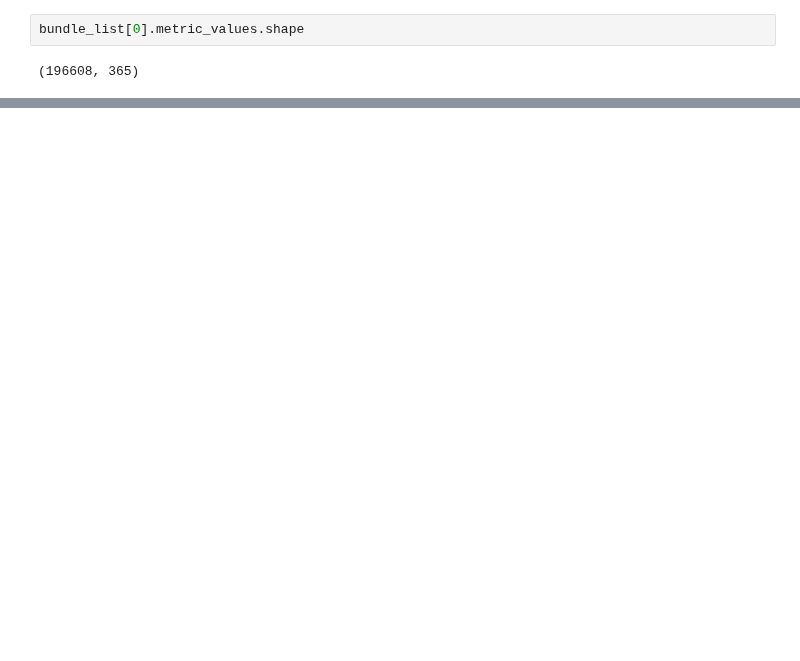
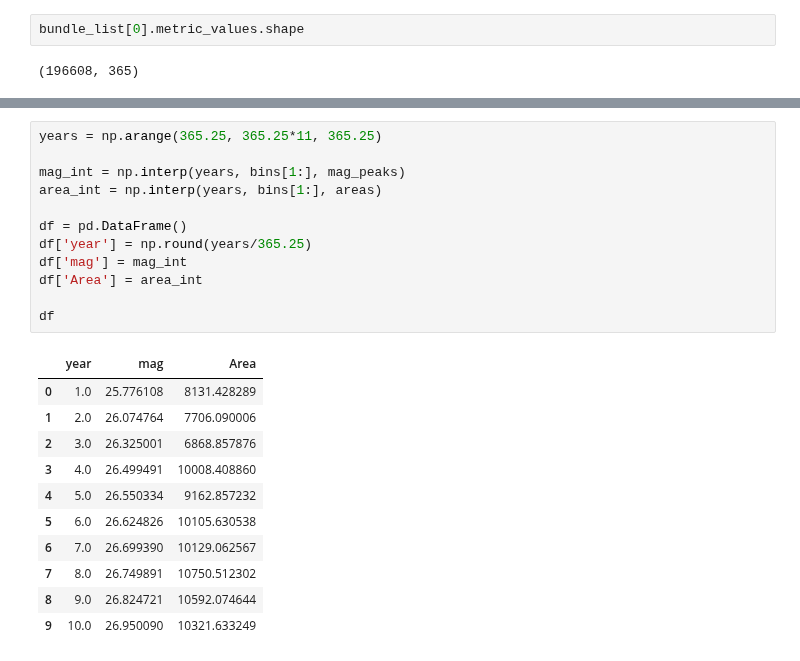
Before and after one commit to yoachim/23_Scratch, a Jupyter notebook: uniformity_v_time/uniformity.ipynb, the cells around one changed output, grey strips where cells are left out. Cells and saved outputs as stored; diff of their text form; blank space fills up the shorter version.

```diff
--- a/uniformity_v_time/uniformity.ipynb
+++ b/uniformity_v_time/uniformity.ipynb
@@ -86,0 +90,24 @@ Text(0, 0.5, 'Area (sq deg)')
+# %%
+years = np.arange(365.25, 365.25*11, 365.25)
+
+mag_int = np.interp(years, bins[1:], mag_peaks)
+area_int = np.interp(years, bins[1:], areas)
+
+df = pd.DataFrame()
+df['year'] = np.round(years/365.25)
+df['mag'] = mag_int
+df['Area'] = area_int
+
+df
+# %% [output]
+|  | year | mag | Area |
+| 0 | 1.0 | 25.776108 | 8131.428289 |
+| 1 | 2.0 | 26.074764 | 7706.090006 |
+| 2 | 3.0 | 26.325001 | 6868.857876 |
+| 3 | 4.0 | 26.499491 | 10008.408860 |
+| 4 | 5.0 | 26.550334 | 9162.857232 |
+| 5 | 6.0 | 26.624826 | 10105.630538 |
+| 6 | 7.0 | 26.699390 | 10129.062567 |
+| 7 | 8.0 | 26.749891 | 10750.512302 |
+| 8 | 9.0 | 26.824721 | 10592.074644 |
+| 9 | 10.0 | 26.950090 | 10321.633249 |
```
Also changed, not shown: parts of 6 cells of this notebook, 1 other file.
